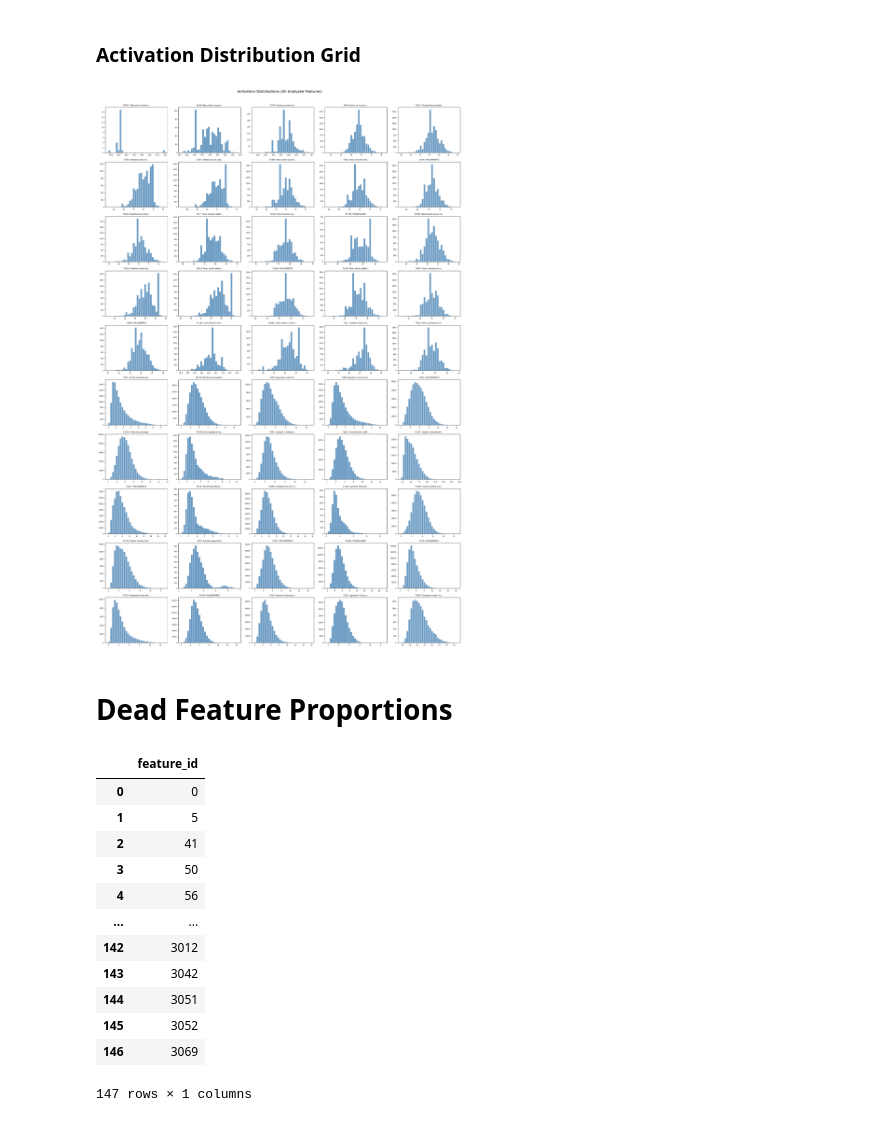
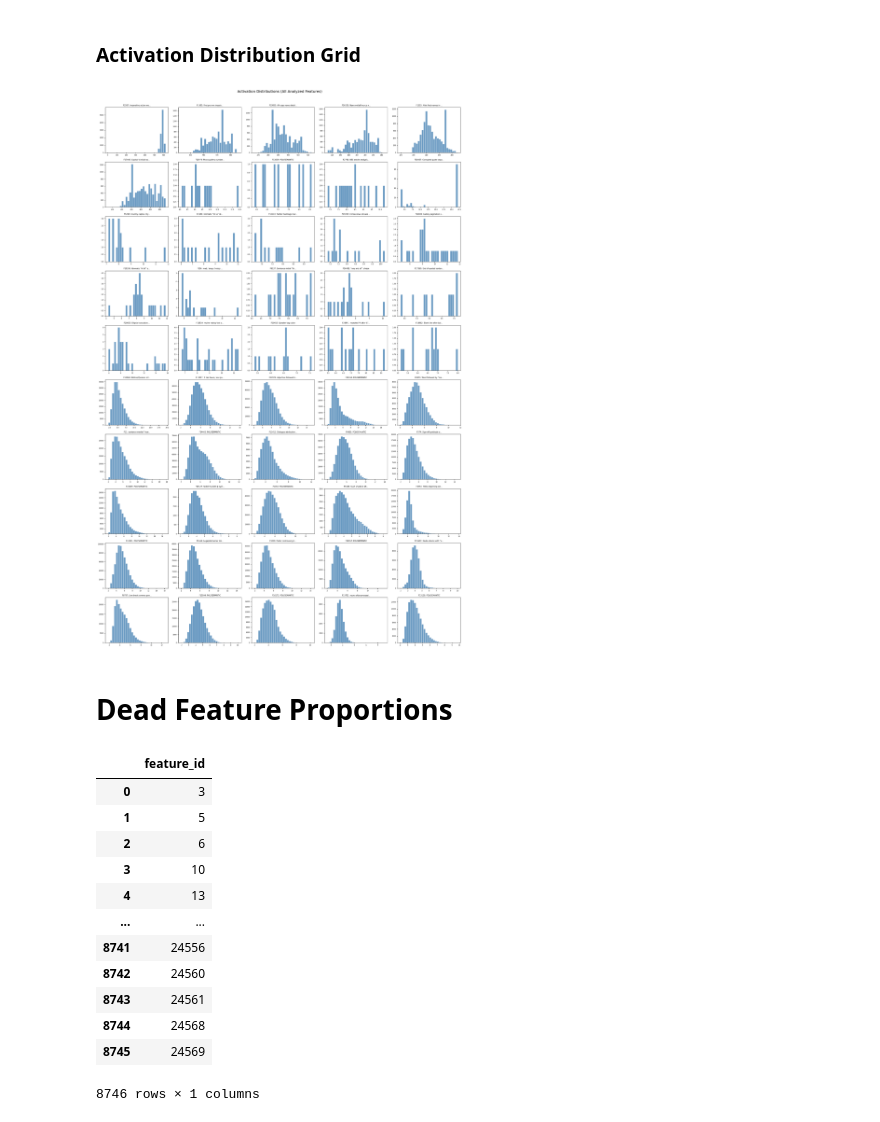
Before and after one commit to adityaiyer7/sae-monosemantic, a Jupyter notebook: src/evaluation/feature_analysis.ipynb, the cells around one changed output. Cells and saved outputs as stored; diff of their text form; code cells hidden in the pictures.

```diff
--- a/src/evaluation/feature_analysis.ipynb
+++ b/src/evaluation/feature_analysis.ipynb
@@ -11,10 +12,10 @@ from pathlib import Path
 # %%
 # -- Configs -- #
-expansion_factor = 4
-_lambda = 1e-2
+expansion_factor = 32
+_lambda = 1e-4
 gpt_dim = 768
 feature_analysis_count = 25
-sampling = True
+sampling = False
 
 project_root = Path().resolve().parent.parent
 load_dotenv(project_root / ".env")
@@ -31,3 +32,17 @@ feature_analyzer = FeatureAnalyzer(
 
 feature_analyzer.create_features_table(table_name = table_name)
 feature_analyzer.build_vocab_table()
+
+# -- W&B Init -- #
+_run_name = f"feature_analysis_{expansion_factor}x_{_lambda}" + ("_sampling" if sampling else "")
+run = wandb.init(
+    project="sae-for-monosemanticity",
+    name=_run_name,
+    config={
+        "expansion_factor": expansion_factor,
+        "_lambda": _lambda,
+        "gpt_dim": gpt_dim,
+        "feature_analysis_count": feature_analysis_count,
+        "sampling": sampling,
+    }
+)
@@ -44,6 +71,8 @@ feature_selective_ranked = feature_analyzer.rank_features_by_selectivity(
 )
 top_k_df = feature_selective_ranked.head(feature_analysis_count)
 bottom_k_df = feature_selective_ranked.tail(feature_analysis_count)
+
+wandb.config.update({"min_activations": min_activations})
 # %%
 def analyze_feature(feature_id: int) -> dict:
     top_act_df = feature_analyzer.get_top_activations(table_name, int(feature_id), top_k=25)
@@ -344,26 +458,29 @@ for idx in range(len(batch_results), len(axes)):
 
 fig.suptitle("Activation Distributions (All Analyzed Features)", fontsize=14, y=1.01)
 plt.tight_layout()
+
+wandb.log({"activation_distribution_grid": wandb.Image(fig)})
 plt.show()
 # %% [output]
-[figure, old version]
+[figure, new version]
 # %% [markdown]
 # Dead Feature Proportions
 # %%
 dead_df = feature_analyzer.get_dead_features()
+wandb.log({"dead_features": wandb.Table(dataframe=dead_df)})
 dead_df
 # %% [output]
 |  | feature_id |
-| 0 | 0 |
+| 0 | 3 |
 | 1 | 5 |
-| 2 | 41 |
-| 3 | 50 |
-| 4 | 56 |
+| 2 | 6 |
+| 3 | 10 |
+| 4 | 13 |
 | ... | ... |
-| 142 | 3012 |
-| 143 | 3042 |
-| 144 | 3051 |
-| 145 | 3052 |
-| 146 | 3069 |
+| 8741 | 24556 |
+| 8742 | 24560 |
+| 8743 | 24561 |
+| 8744 | 24568 |
+| 8745 | 24569 |
-147 rows × 1 columns
+8746 rows × 1 columns
 # %%
```
Also changed, not shown: parts of 8 cells of this notebook, 1 other file.
